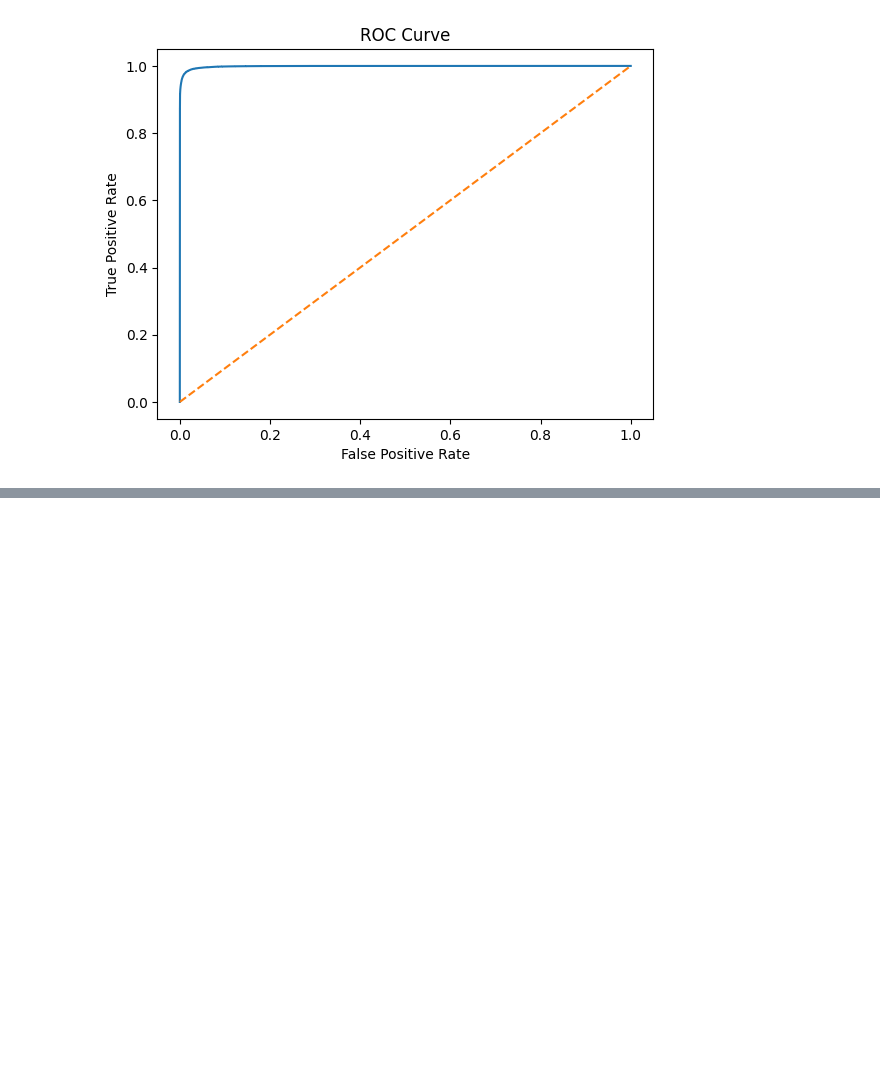
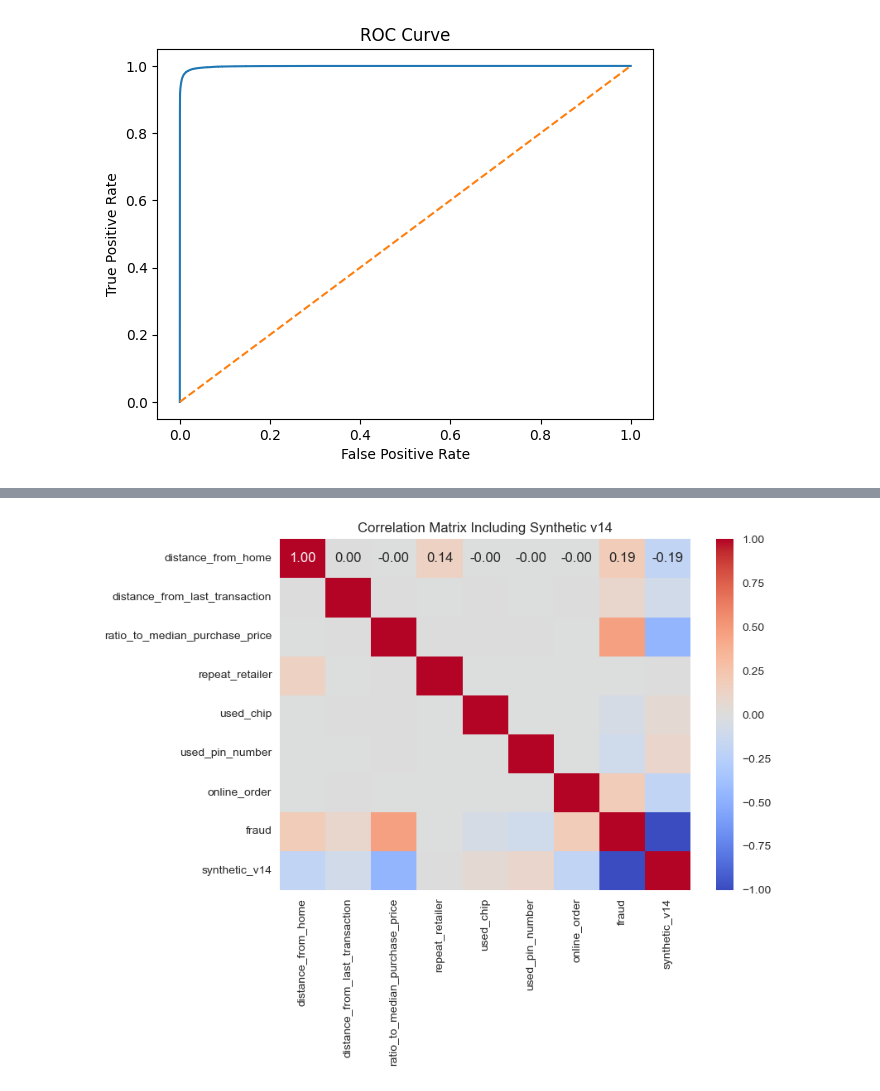
Before and after one commit to brayway05/fraud-detection, a Jupyter notebook: code/anonymous_data/extra_testing.ipynb, the cells around one changed output, grey strips where cells are left out. Saved outputs shown, nothing was run; the diff lists cells and outputs as text; code cells hidden in the pictures; blank space fills up the shorter version.

```diff
--- a/code/anonymous_data/extra_testing.ipynb
+++ b/code/anonymous_data/extra_testing.ipynb
@@ -120,0 +145,9 @@ plt.show()
+# %%
+df2 = pd.read_csv('../../data/card_transdata.csv')
+
+mean_v14_class_0 = df[df['Class'] == 0]['V14'].mean()
+mean_v14_class_1 = df[df['Class'] == 1]['V14'].mean()
+
+df2['synthetic_v14'] = df2['fraud'].apply(lambda x: mean_v14_class_1 if x == 1 else mean_v14_class_0)
+
+df2.describe()
@@ -120,0 +164,9 @@ plt.show()
+# %%
+correlation_matrix = df2.corr()
+correlations_with_v14 = correlation_matrix['synthetic_v14'].sort_values(ascending=False)
+
+sns.heatmap(correlation_matrix, annot=True, fmt=".2f", cmap='coolwarm')
+plt.title('Correlation Matrix Including Synthetic v14')
+plt.show()
+# %% [output]
+[figure, added]
```
Also changed, not shown: parts of 7 cells of this notebook, 1 other file.
